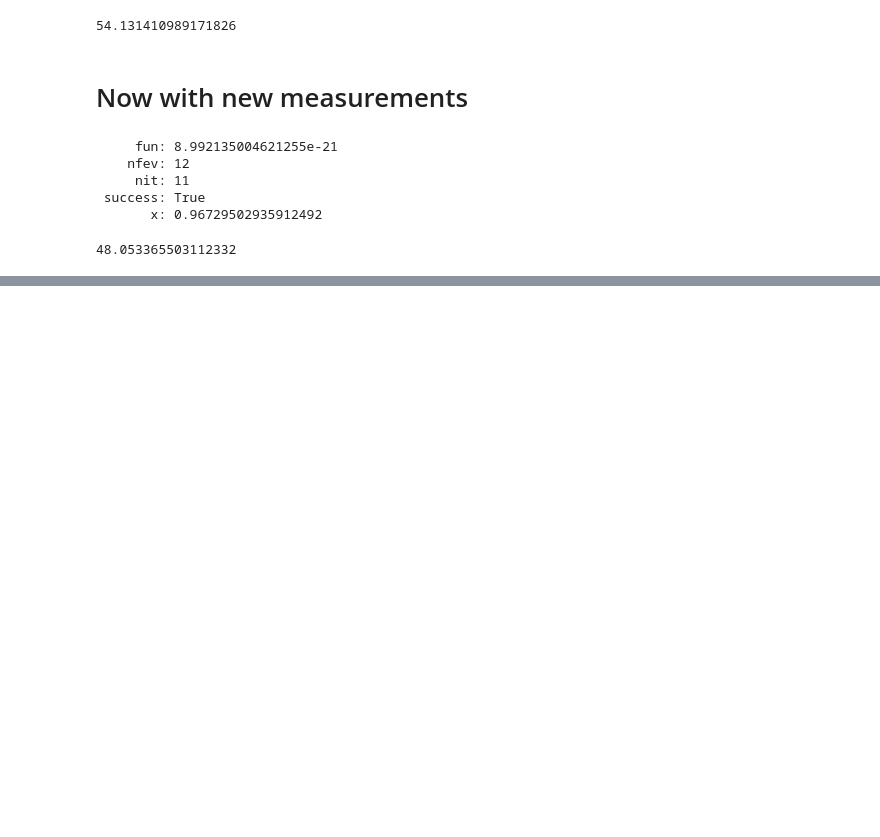
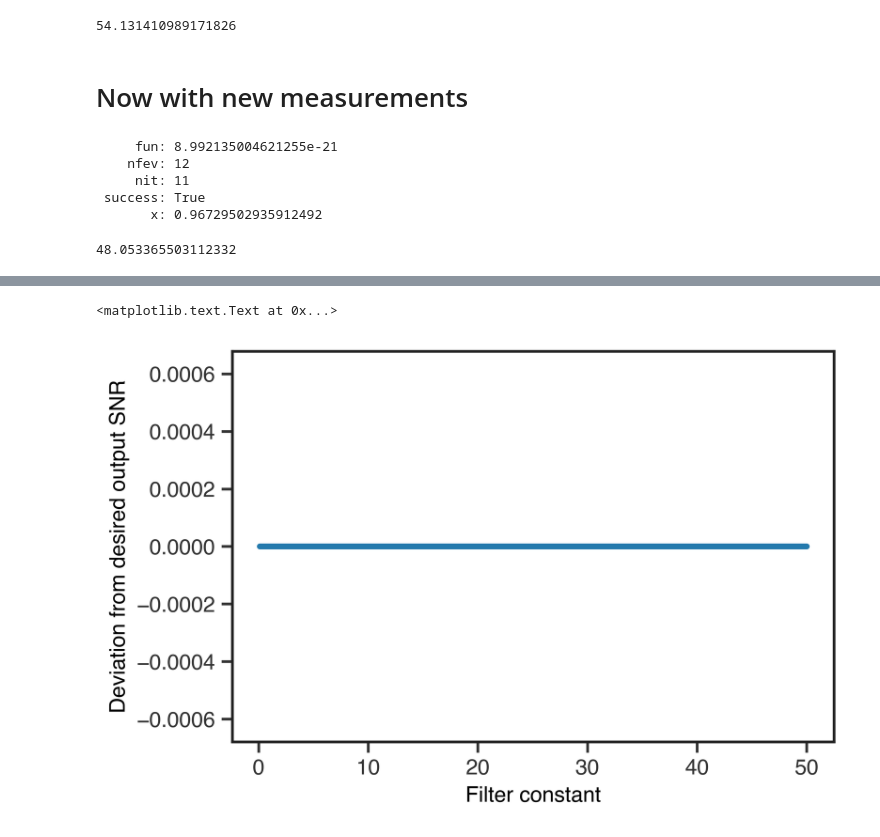
Before and after one commit to lmcintosh/ipython-notebooks, a Jupyter notebook: baccuslab/Surround - 5-18 get input, output noise.ipynb, the cells around one changed output, grey strips where cells are left out. Drawn from its saved outputs; the diff is of its cells as text; code cells hidden in the pictures; blank space fills up the shorter version.

```diff
--- a/baccuslab/Surround - 5-18 get input, output noise.ipynb
+++ b/baccuslab/Surround - 5-18 get input, output noise.ipynb
@@ -398,0 +453,7 @@ target_power
+# %%
+plt.scatter(explore_filt_consts, fit_error, s=5)
+plt.ylabel('Deviation from desired output SNR')
+plt.xlabel('Filter constant')
+# %% [output]
+<matplotlib.text.Text at 0x...>
+[figure, added]
```
Also changed, not shown: parts of 25 cells of this notebook, 1 other file.
